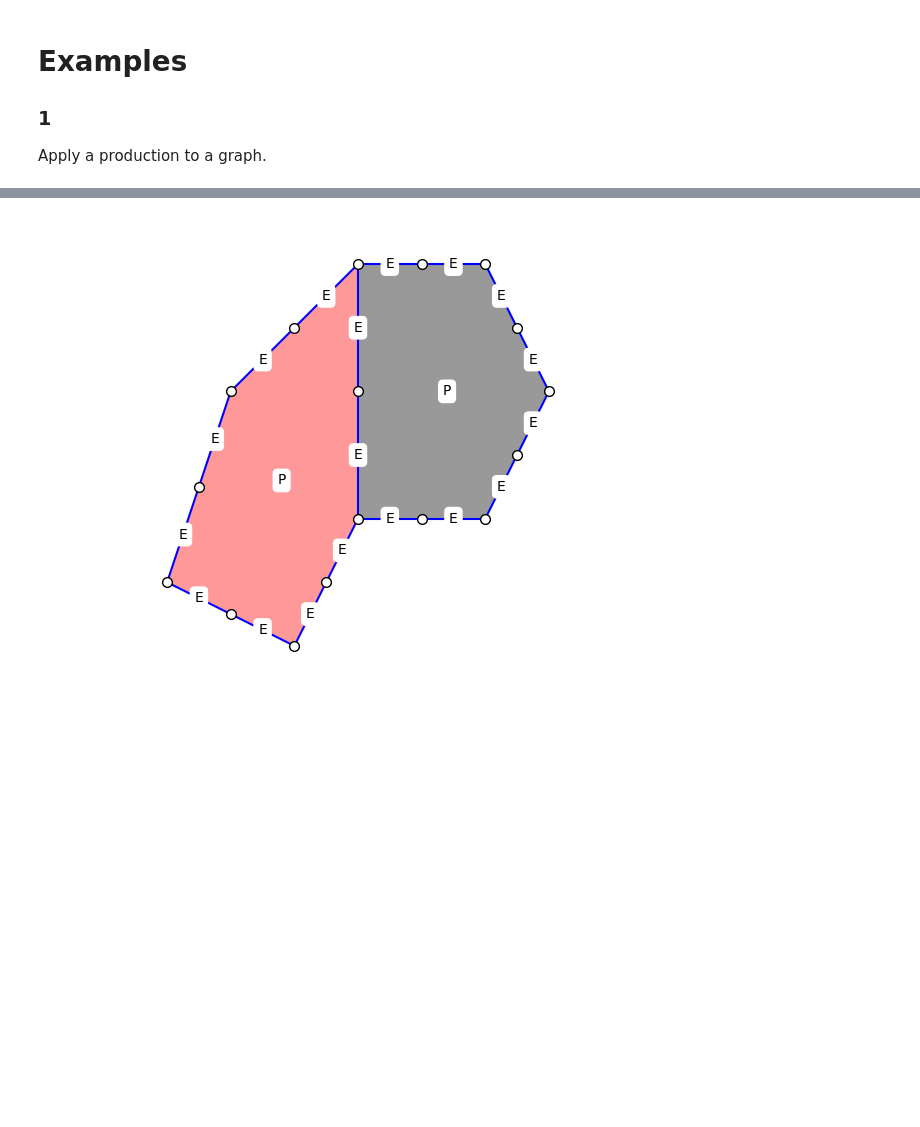
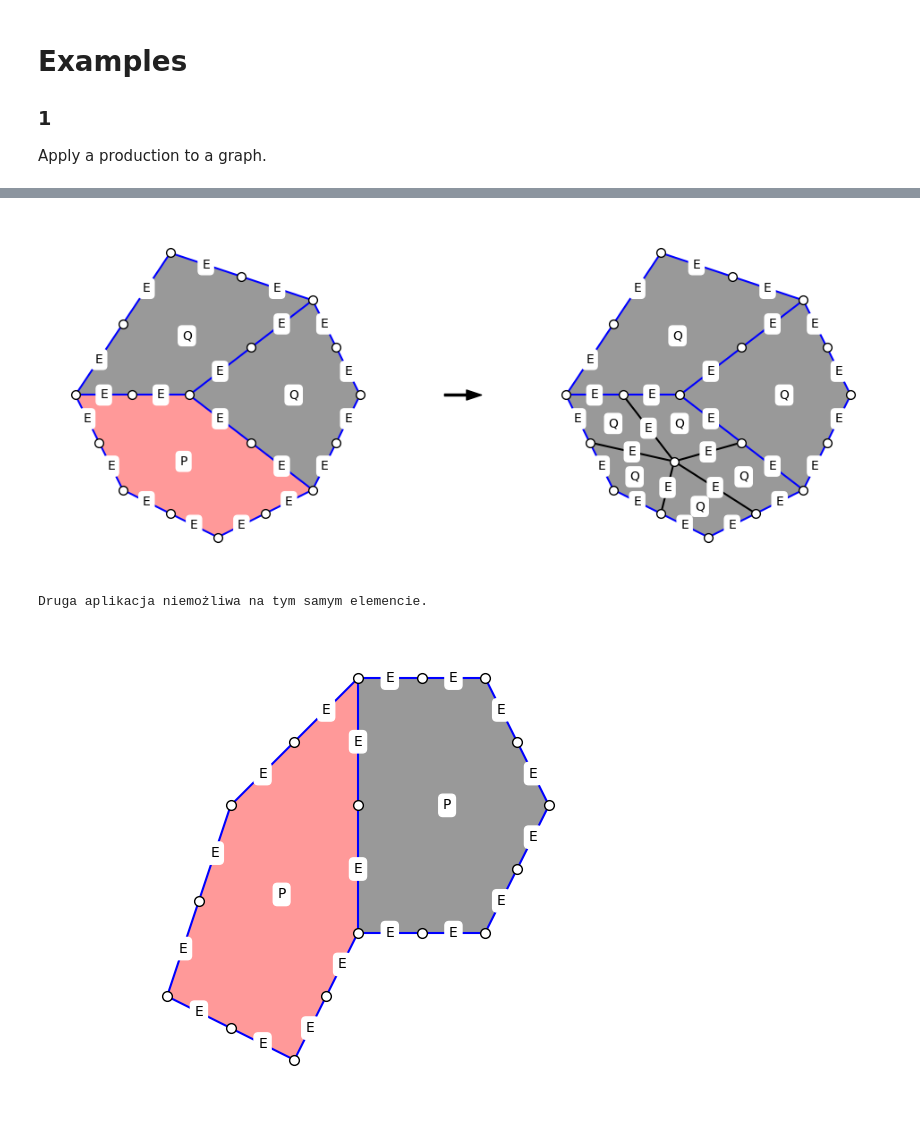
Before and after one commit to bartektempka/hypergraph-grammar-AGH, a Jupyter notebook: examples/prod8_example.ipynb, the cells around one changed output, grey strips where cells are left out. Saved outputs shown, nothing was run; the diff lists cells and outputs as text; code cells hidden in the pictures; blank space fills up the shorter version.

```diff
--- a/examples/prod8_example.ipynb
+++ b/examples/prod8_example.ipynb
@@ -5,3 +80,78 @@ Apply a production to a graph.
+# %%
+import matplotlib.pyplot as plt
+import copy
+from hypergrammar.hypergraph import Hypergraph
+from hypergrammar.edge import Edge, EdgeType
+from hypergrammar.productions.prod_8 import Prod8
+
+def get_midpoint_name(v1, v2):
+    s = sorted([v1, v2])
+    return f"M_{s[0]}_{s[1]}"
+
+def add_broken_edge(hg, v1, v2, coords):
+    mid_name = get_midpoint_name(v1, v2)
+    p1, p2 = coords[v1], coords[v2]
+    hg.set_vertex_parameter(mid_name, {
+        "x": (p1["x"] + p2["x"]) / 2,
+        "y": (p1["y"] + p2["y"]) / 2
+    })
+    hg.add_edge(Edge(EdgeType.E, frozenset({v1, mid_name}), {"B": 1, "R": 0}))
+    hg.add_edge(Edge(EdgeType.E, frozenset({mid_name, v2}), {"B": 1, "R": 0}))
+
+hg = Hypergraph()
+coords = {
+    "V1": {"x": 1.0, "y": 3.0}, "V2": {"x": 2.5, "y": 2.5},
+    "V3": {"x": 3.0, "y": 1.5}, "V4": {"x": 2.5, "y": 0.5},
+    "V5": {"x": 1.5, "y": 0.0}, "V6": {"x": 0.5, "y": 0.5},
+    "V7": {"x": 0.0, "y": 1.5}, "V8": {"x": 1.2, "y": 1.5}
+}
+for v, c in coords.items():
+    hg.set_vertex_parameter(v, c)
+
+outer_cycle = ["V1", "V2", "V3", "V4", "V5", "V6", "V7"]
+for i in range(len(outer_cycle)):
+    add_broken_edge(hg, outer_cycle[i], outer_cycle[(i+1)%7], coords)
+
+inner_conns = [("V8", "V7"), ("V8", "V2"), ("V8", "V4")]
+for v_start, v_end in inner_conns:
+    add_broken_edge(hg, v_start, v_end, coords)
+
+p1_corners = ["V4", "V5", "V6", "V7", "V8"]
+q1_corners = ["V2", "V3", "V4", "V8"]
+q2_corners = ["V7", "V1", "V2", "V8"]
+
+hg.add_edge(Edge(EdgeType.P, frozenset(p1_corners), {"R": 1}))
+hg.add_edge(Edge(EdgeType.Q, frozenset(q1_corners), {"R": 0}))
+hg.add_edge(Edge(EdgeType.Q, frozenset(q2_corners), {"R": 0}))
+
+hg_before = copy.deepcopy(hg)
+prod8 = Prod8()
+new_hg = prod8.apply(hg)
+
+if new_hg:
+    fig, (ax1, ax_arrow, ax2) = plt.subplots(1, 3, figsize=(12, 5),
+                                            gridspec_kw={'width_ratios': [1, 0.15, 1]})
+    plt.sca(ax1)
+    ax1.set_aspect('equal')
+    hg_before.draw(use_positional_parameters=True)
+
+    ax_arrow.axis('off')
+    ax_arrow.annotate('', xy=(0.9, 0.5), xytext=(0.1, 0.5),
+                     arrowprops=dict(facecolor='black', shrink=0.05, width=1.5, headwidth=8))
+
+    plt.sca(ax2)
+    ax2.set_aspect('equal')
+    new_hg.draw(use_positional_parameters=True)
+    plt.show()
+
+    second_hg = prod8.apply(new_hg)
+    if second_hg:
+        print("Można zastosować ponownie.")
+    else:
+        print("Druga aplikacja niemożliwa na tym samym elemencie.")
+# %% [output]
+[figure, added]
+Druga aplikacja niemożliwa na tym samym elemencie.
 # %%
 import matplotlib.pyplot as plt
 from hypergrammar.hypergraph import Hypergraph
```
Also changed, not shown: parts of 2 cells of this notebook.
